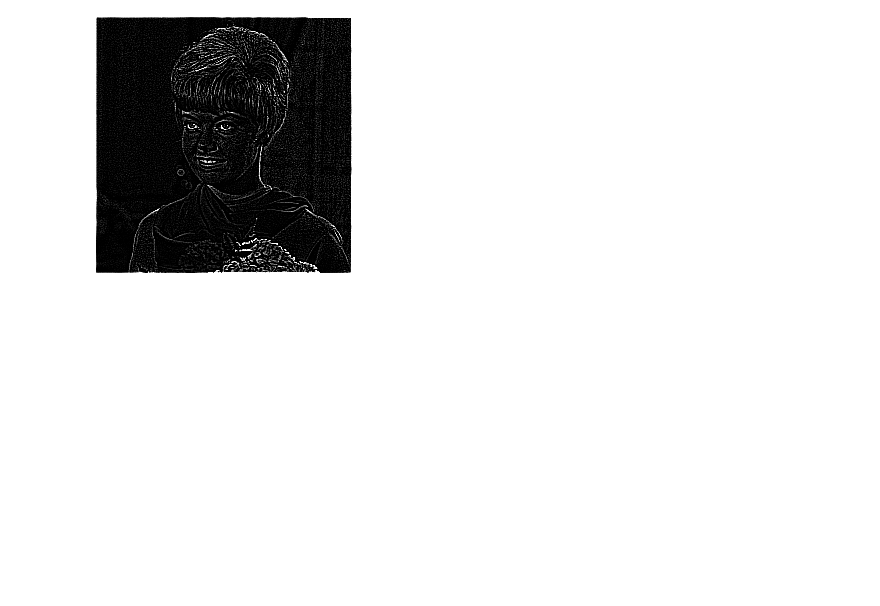
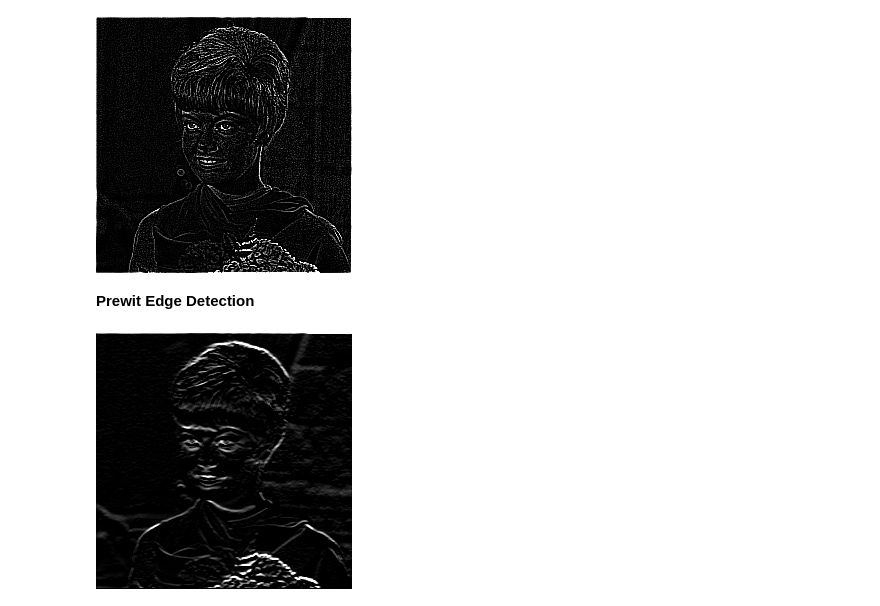
Before and after one commit to satriaabraarr/PCVK_Ganjil_2024, a Jupyter notebook: Modul7.ipynb, the cells around one changed output. Cells and saved outputs as stored; diff of their text form; code cells hidden in the pictures; blank space fills up the shorter version.

```diff
--- a/Modul7.ipynb
+++ b/Modul7.ipynb
@@ -118,3 +118,18 @@ output_img = convolution2d(img_gray, kernel_canny_edge_detection, stride=1, padd
 cv2_imshow(output_img)
 # %% [output]
 [figure]
+# %% [markdown]
+**Prewit Edge Detection**
+# %%
+# Definisi prewitt edge detection
+kernel_prewitt_edge_detection = np.array([[-1, -1, -1],
+                                          [0, 0, 0],
+                                          [1, 1, 1]])
+
+# Terapkan konvolusi menggunakan prewitt edge detection
+output_img = convolution2d(img_gray, kernel_prewitt_edge_detection, stride=1, padding=1)
+
+# Tampilkan hasil citra setelah konvolusi dengan efek prewitt edge detection
+cv2_imshow(output_img)
+# %% [output]
+[figure, added]
```
Also changed, not shown: parts of 6 cells of this notebook.
